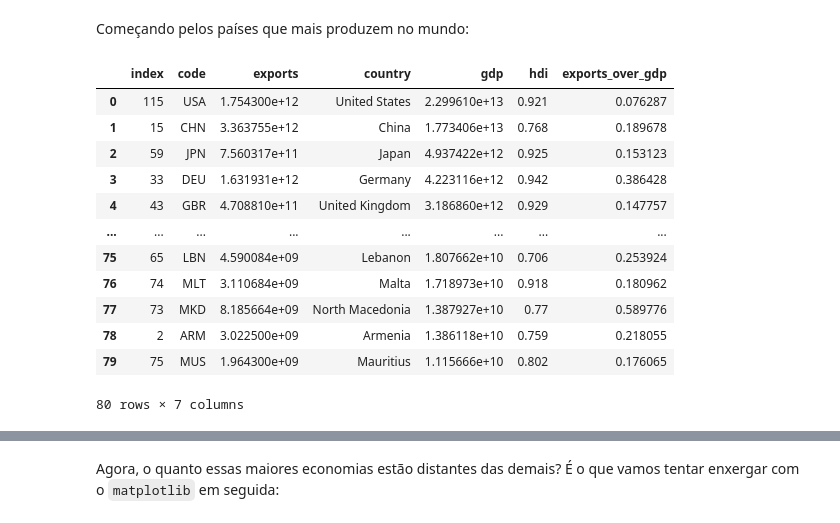
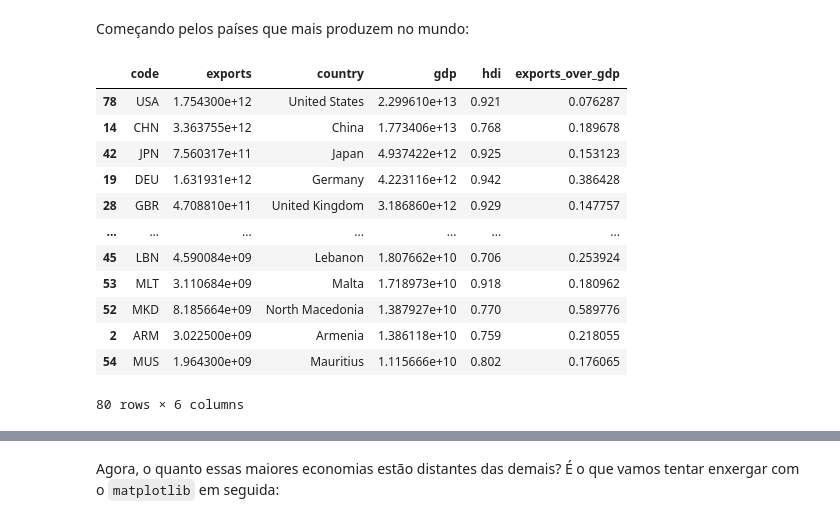
Before and after one commit to talissonmeira/WTH, a Jupyter notebook: grupo_12_noturno_abertura_comercial.ipynb, the cells around one changed output, grey strips where cells are left out. Saved outputs shown, nothing was run; the diff lists cells and outputs as text; code cells hidden in the pictures.

```diff
--- a/grupo_12_noturno_abertura_comercial.ipynb
+++ b/grupo_12_noturno_abertura_comercial.ipynb
@@ -409,18 +409,19 @@ Com a tabela final, vamos agora olhar o que esses dados nos mostram.
 # %% [markdown]
 Começando pelos países que mais produzem no mundo:
 # %%
-df_final.sort_values(by=['gdp'],ascending=False).reset_index().head(100)
+df_final=pd.read_csv('https://raw.githubusercontent.com/talissonmeira/WTH/main/df_final')
+df_final.sort_values(by=['gdp'],ascending=False).head(100)
 # %% [output]
-|  | index | code | exports | country | gdp | hdi | exports_over_gdp |
-| 0 | 115 | USA | 1.754300e+12 | United States | 2.299610e+13 | 0.921 | 0.076287 |
-| 1 | 15 | CHN | 3.363755e+12 | China | 1.773406e+13 | 0.768 | 0.189678 |
-| 2 | 59 | JPN | 7.560317e+11 | Japan | 4.937422e+12 | 0.925 | 0.153123 |
-| 3 | 33 | DEU | 1.631931e+12 | Germany | 4.223116e+12 | 0.942 | 0.386428 |
-| 4 | 43 | GBR | 4.708810e+11 | United Kingdom | 3.186860e+12 | 0.929 | 0.147757 |
-| ... | ... | ... | ... | ... | ... | ... | ... |
-| 75 | 65 | LBN | 4.590084e+09 | Lebanon | 1.807662e+10 | 0.706 | 0.253924 |
-| 76 | 74 | MLT | 3.110684e+09 | Malta | 1.718973e+10 | 0.918 | 0.180962 |
-| 77 | 73 | MKD | 8.185664e+09 | North Macedonia | 1.387927e+10 | 0.77 | 0.589776 |
-| 78 | 2 | ARM | 3.022500e+09 | Armenia | 1.386118e+10 | 0.759 | 0.218055 |
-| 79 | 75 | MUS | 1.964300e+09 | Mauritius | 1.115666e+10 | 0.802 | 0.176065 |
+|  | code | exports | country | gdp | hdi | exports_over_gdp |
+| 78 | USA | 1.754300e+12 | United States | 2.299610e+13 | 0.921 | 0.076287 |
+| 14 | CHN | 3.363755e+12 | China | 1.773406e+13 | 0.768 | 0.189678 |
+| 42 | JPN | 7.560317e+11 | Japan | 4.937422e+12 | 0.925 | 0.153123 |
+| 19 | DEU | 1.631931e+12 | Germany | 4.223116e+12 | 0.942 | 0.386428 |
+| 28 | GBR | 4.708810e+11 | United Kingdom | 3.186860e+12 | 0.929 | 0.147757 |
+| ... | ... | ... | ... | ... | ... | ... |
+| 45 | LBN | 4.590084e+09 | Lebanon | 1.807662e+10 | 0.706 | 0.253924 |
+| 53 | MLT | 3.110684e+09 | Malta | 1.718973e+10 | 0.918 | 0.180962 |
+| 52 | MKD | 8.185664e+09 | North Macedonia | 1.387927e+10 | 0.770 | 0.589776 |
+| 2 | ARM | 3.022500e+09 | Armenia | 1.386118e+10 | 0.759 | 0.218055 |
+| 54 | MUS | 1.964300e+09 | Mauritius | 1.115666e+10 | 0.802 | 0.176065 |
-80 rows × 7 columns
+80 rows × 6 columns
```
Also changed, not shown: parts of 5 cells of this notebook.
